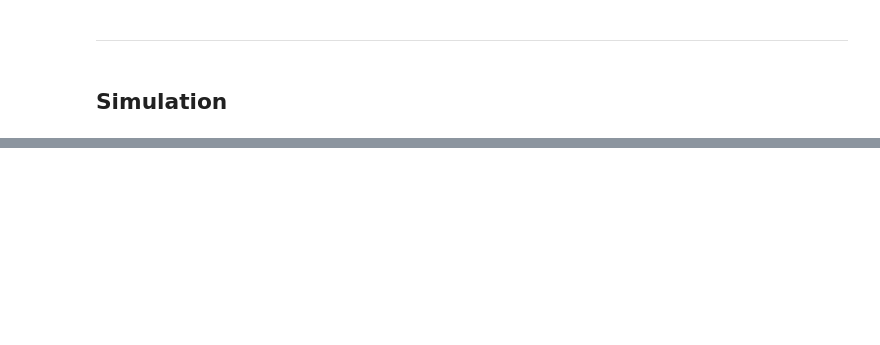
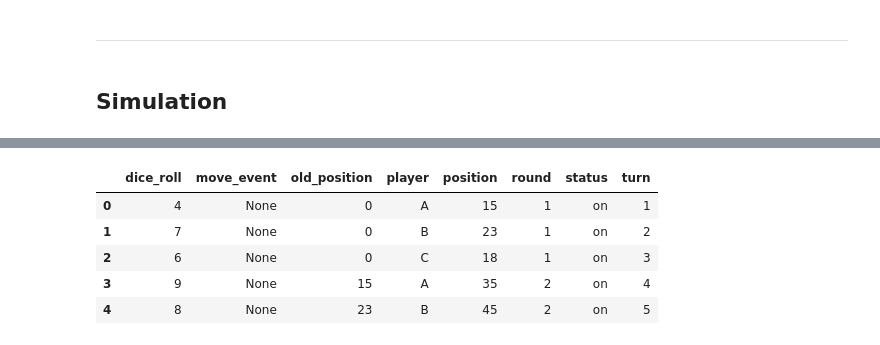
Before and after one commit to leoluyi/huluwen, a Jupyter notebook: simulation.ipynb, the cells around one changed output, grey strips where cells are left out. Cells and saved outputs as stored; diff of their text form; code cells hidden in the pictures; blank space fills up the shorter version.

```diff
--- a/simulation.ipynb
+++ b/simulation.ipynb
@@ -522,0 +583,9 @@ res
+# %%
+turn_df_ls[3].head()
+# %% [output]
+|  | dice_roll | move_event | old_position | player | position | round | status | turn |
+| 0 | 4 | None | 0 | A | 15 | 1 | on | 1 |
+| 1 | 7 | None | 0 | B | 23 | 1 | on | 2 |
+| 2 | 6 | None | 0 | C | 18 | 1 | on | 3 |
+| 3 | 9 | None | 15 | A | 35 | 2 | on | 4 |
+| 4 | 8 | None | 23 | B | 45 | 2 | on | 5 |
```
Also changed, not shown: parts of 17 cells of this notebook.
